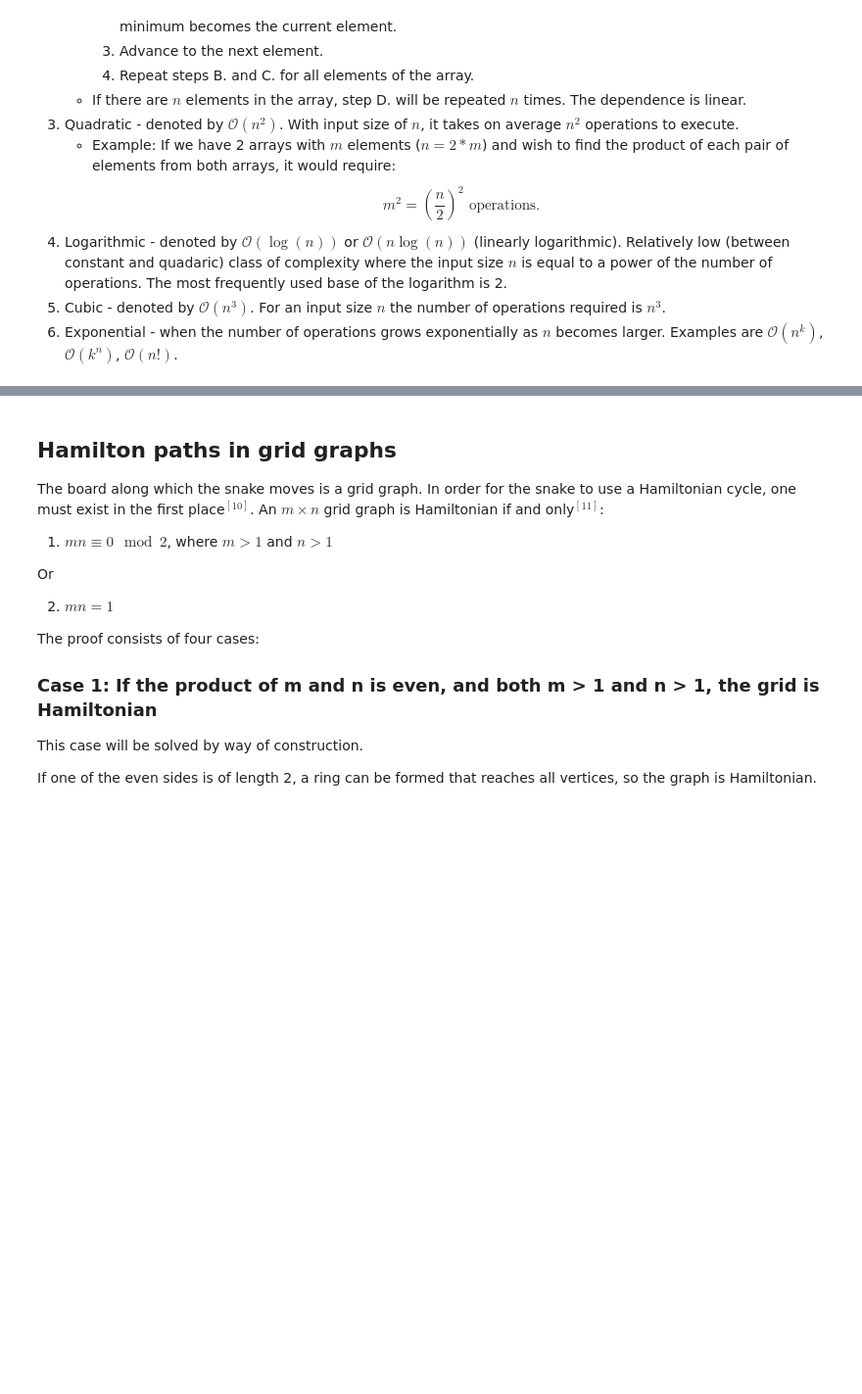
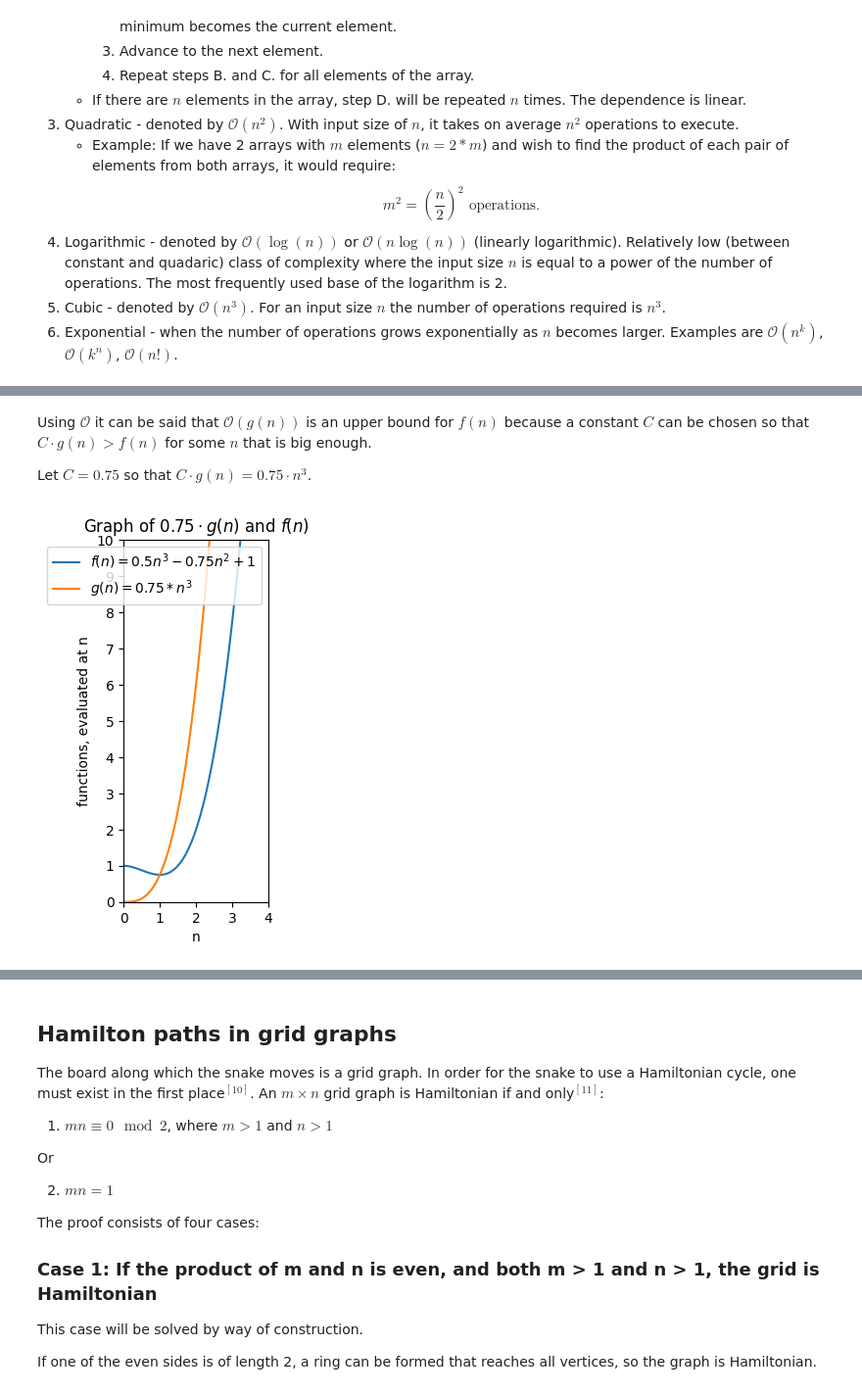
Before and after one commit to SimoAngelov/TravelingSnake, a Jupyter notebook: TheTravelingSnake.ipynb, the cells around one changed output, grey strips where cells are left out. Shown at 98% size. Saved outputs shown, nothing was run; the diff lists cells and outputs as text; code cells hidden in the pictures; blank space fills up the shorter version.

```diff
--- a/TheTravelingSnake.ipynb
+++ b/TheTravelingSnake.ipynb
@@ -141 +164,10 @@ An example is bubble sort - usually n^
+# %% [markdown]
+Using $\mathcal{O}$ it can be said that $\mathcal{O}(g(n))$ is an upper bound for $f(n)$ because a constant $C$ can be chosen so that $C \cdot g(n) > f(n)$ for some $n$ that is big enough.
+
+Let $C = 0.75 $ so that $C \cdot g(n) = 0.75 \cdot n^3$.
+# %%
+gd.plot_functions([("$f(n) = 0.5n^3 - 0.75n^2 + 1$", f_x), ("$g(n) = 0.75 * n^3$", g_x_bound)], x_max, y_max,
+                  "Graph of $0.75\cdot g(n)$ and $f(n)$", "n", "functions, evaluated at n")
+# %% [output]
+[figure, added]
 # %% [markdown]
```
Also changed, not shown: parts of 10 cells of this notebook, 1 other file.
